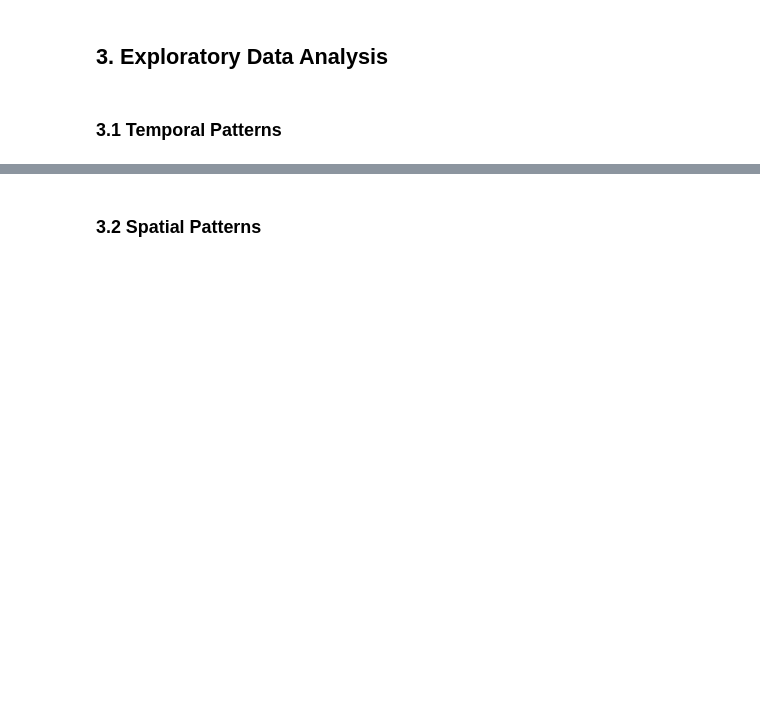
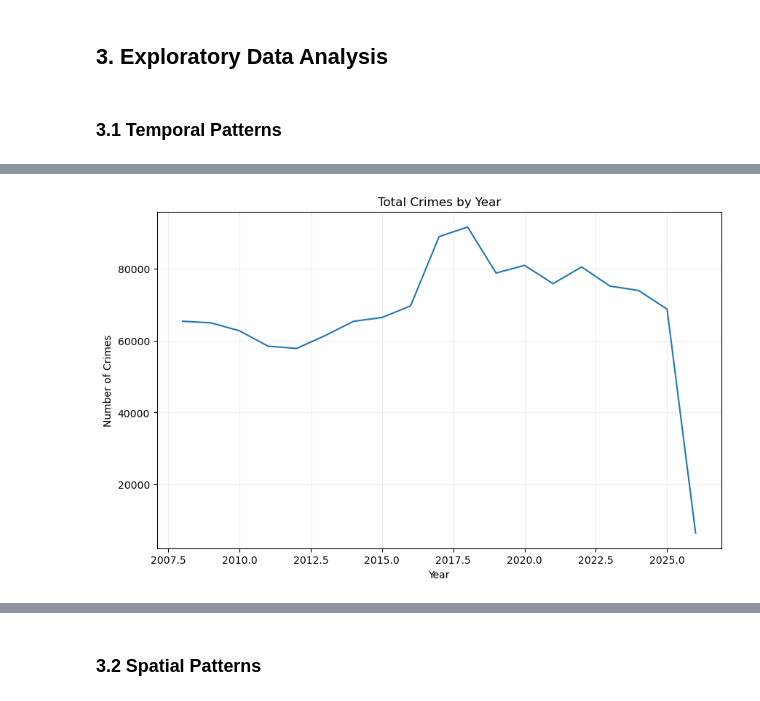
Before and after one commit to iluvcoding123/seattle-crime-clustering, a Jupyter notebook: crime_analysis.ipynb, the cells around one changed output, grey strips where cells are left out. Cells and saved outputs as stored; diff of their text form; code cells hidden in the pictures; blank space fills up the shorter version.

```diff
--- a/crime_analysis.ipynb
+++ b/crime_analysis.ipynb
@@ -365,0 +419,14 @@ After these cleaning steps, the dataset contains only valid crime incidents suit
+# %%
+# Plot total crimes over the years
+
+plt.figure(figsize=(10, 6))
+
+# using .size() for visualization to put values in chronological order for plotting time series
+crimes_by_year = df.groupby('Year').size()
+crimes_by_year.plot(kind="line")
+plt.title('Total Crimes by Year')
+plt.xlabel('Year')
+plt.ylabel('Number of Crimes')
+plt.grid(True, alpha=0.2)
+# %% [output]
+[figure, added]
```
Also changed, not shown: parts of 33 cells of this notebook.
